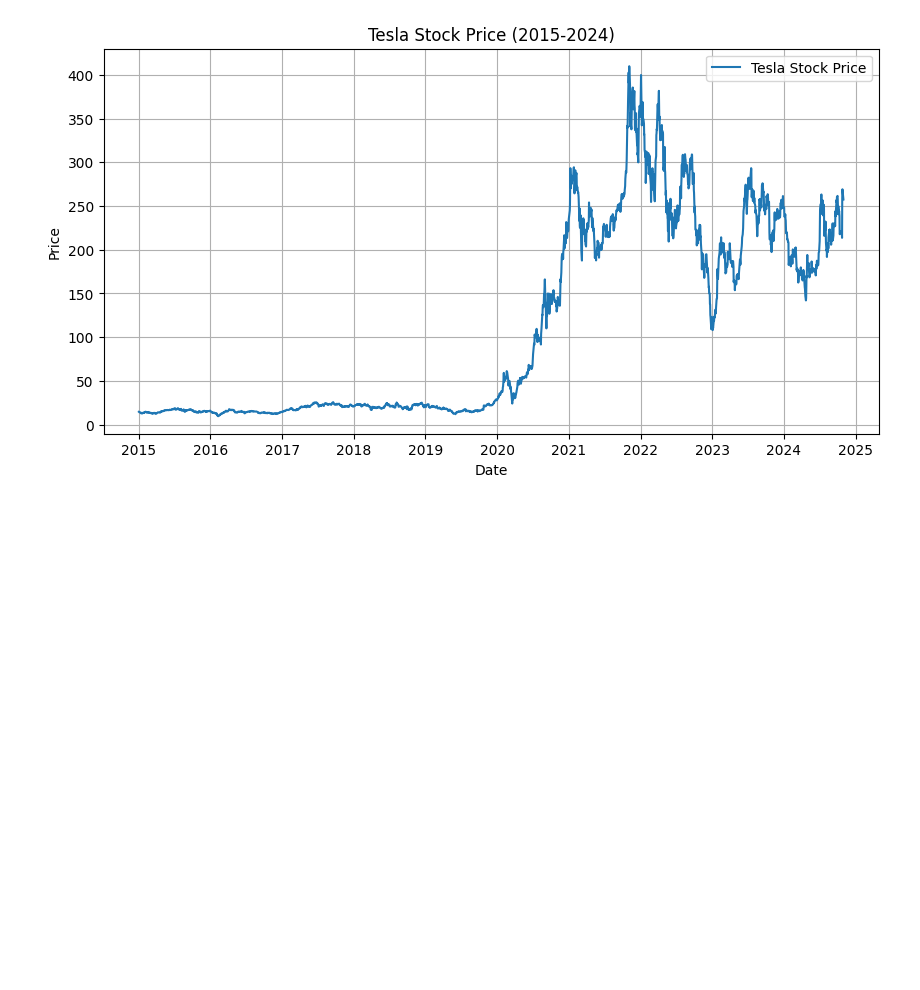
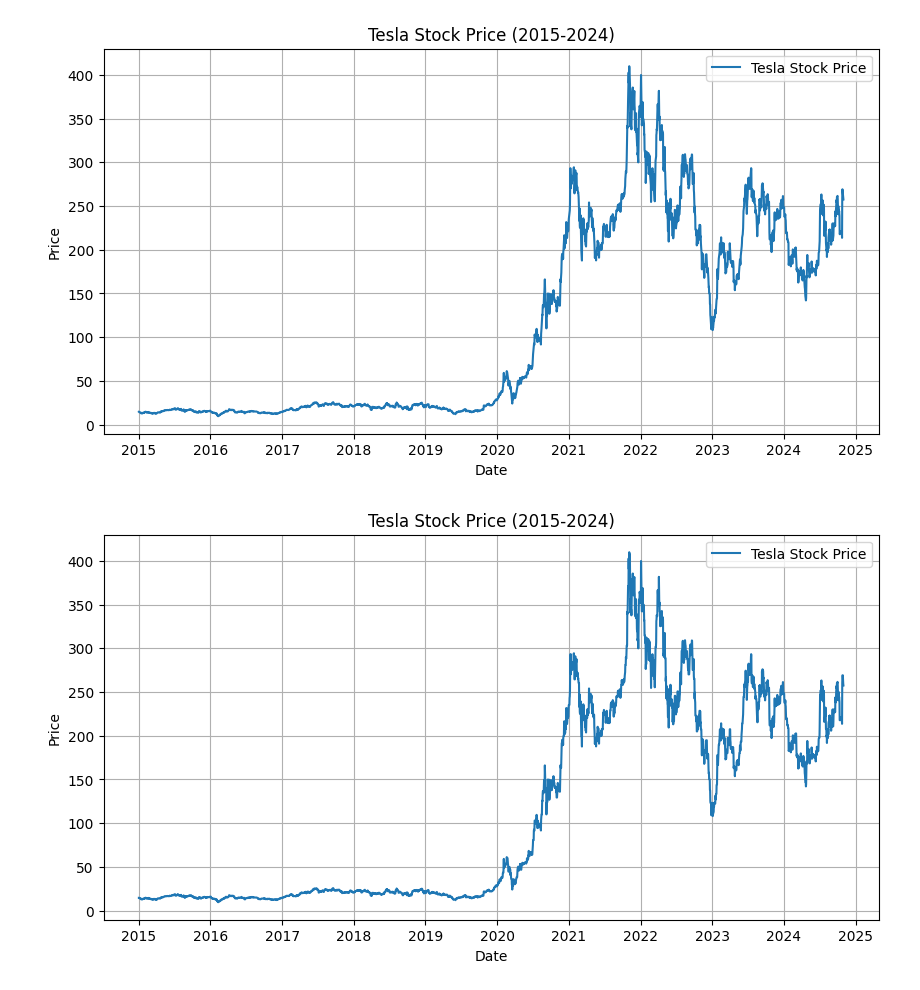
Before and after one commit to Wbam/Week-11, a Jupyter notebook: notebooks/Time_Series_Forecasting.ipynb, the cells around one changed output. Drawn from its saved outputs; the diff is of its cells as text; code cells hidden in the pictures; blank space fills up the shorter version.

```diff
--- a/notebooks/Time_Series_Forecasting.ipynb
+++ b/notebooks/Time_Series_Forecasting.ipynb
@@ -25,3 +25,25 @@ plt.show()
 # %% [output]
 [*********************100%***********************]  1 of 1 completed
 [figure]
+# %%
+
+
+# Ensure the index has a frequency (daily frequency)
+tsla_data = data['Close']
+tsla_data = tsla_data.asfreq('D', method='pad')  # 'pad' fills missing values with the last valid observation
+
+# Split data into training and testing sets (80% training, 20% testing)
+train_size = int(len(tsla_data) * 0.8)
+train, test = tsla_data[:train_size], tsla_data[train_size:]
+
+# Plot the data to visualize
+plt.figure(figsize=(10, 5))
+plt.plot(tsla_data, label='Tesla Stock Price')
+plt.title('Tesla Stock Price (2015-2024)')
+plt.xlabel('Date')
+plt.ylabel('Price')
+plt.legend()
+plt.grid(True)
+plt.show()
+# %% [output]
+[figure, added]
```
